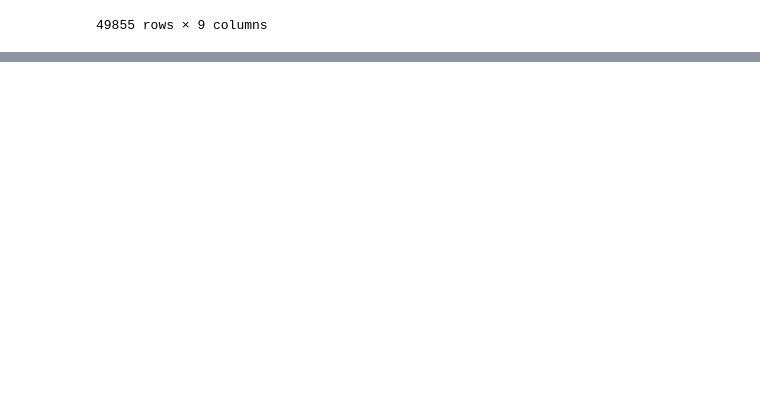
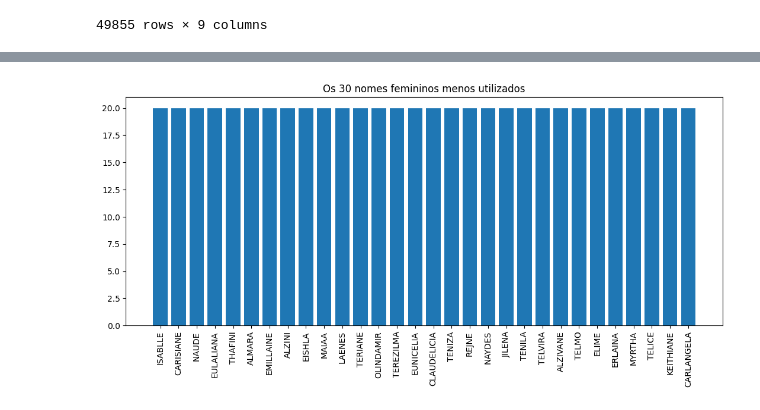
Before and after one commit to Edsondomingos/atividade-final-analise-dataset, a Jupyter notebook: Atividade_Final.ipynb, the cells around one changed output, grey strips where cells are left out. Drawn from its saved outputs; the diff is of its cells as text; code cells hidden in the pictures; blank space fills up the shorter version.

```diff
--- a/Atividade_Final.ipynb
+++ b/Atividade_Final.ipynb
@@ -153,0 +195,11 @@ nomes[nomes.frequency_male == 0]
+# %%
+# Retornar um grafico com Os 30 nomes femininos mais utilizados
+grafico_female2 = nomes.loc[:,['first_name','frequency_female']].sort_values('frequency_female').head(30)
+
+plt.figure(figsize=(13,5))
+plt.bar(grafico_female2.first_name, grafico_female2.frequency_female)
+plt.title('Os 30 nomes femininos menos utilizados')
+plt.xticks(rotation=90)
+plt.show()
+# %% [output]
+[figure, added]
```
Also changed, not shown: parts of 19 cells of this notebook.
